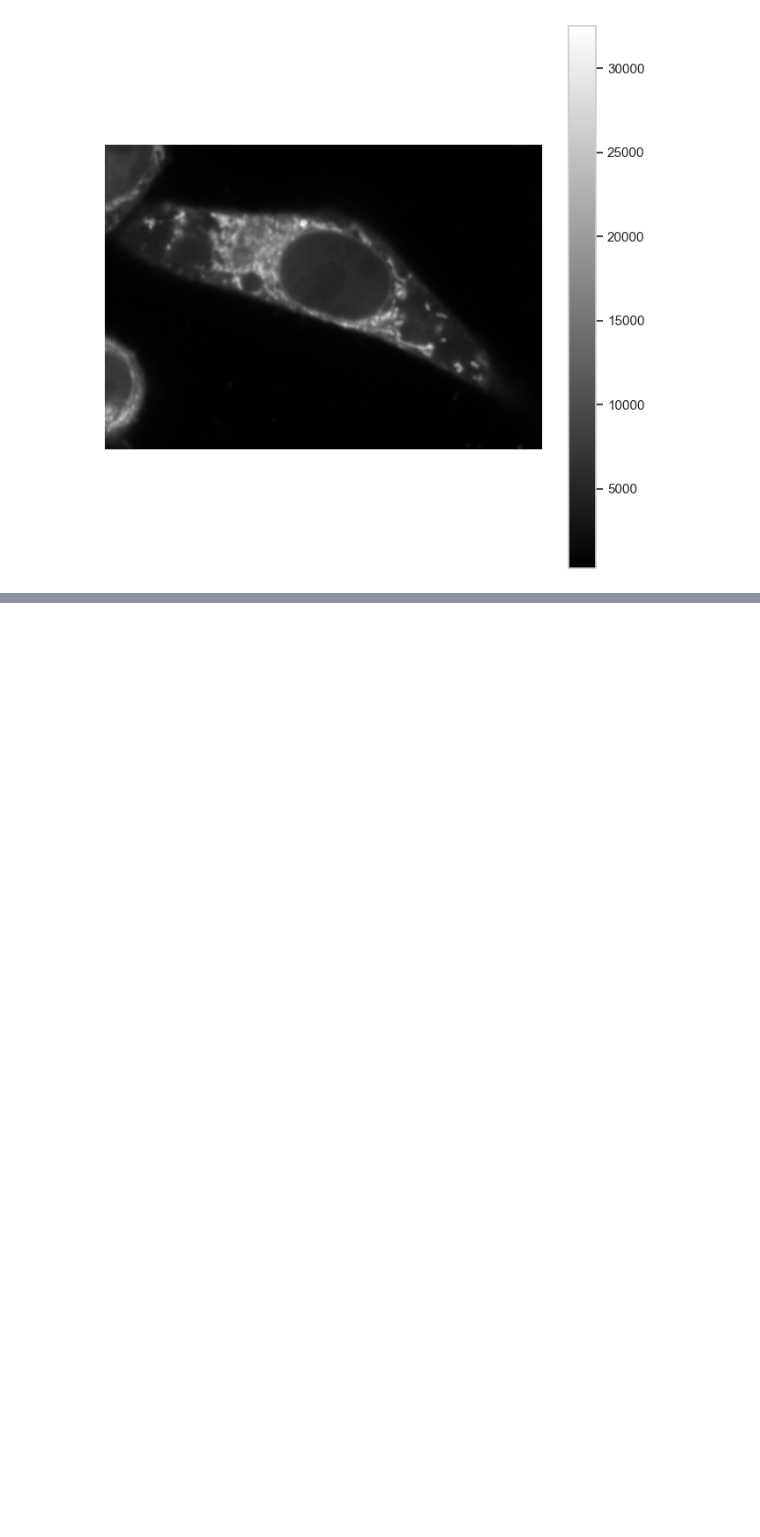
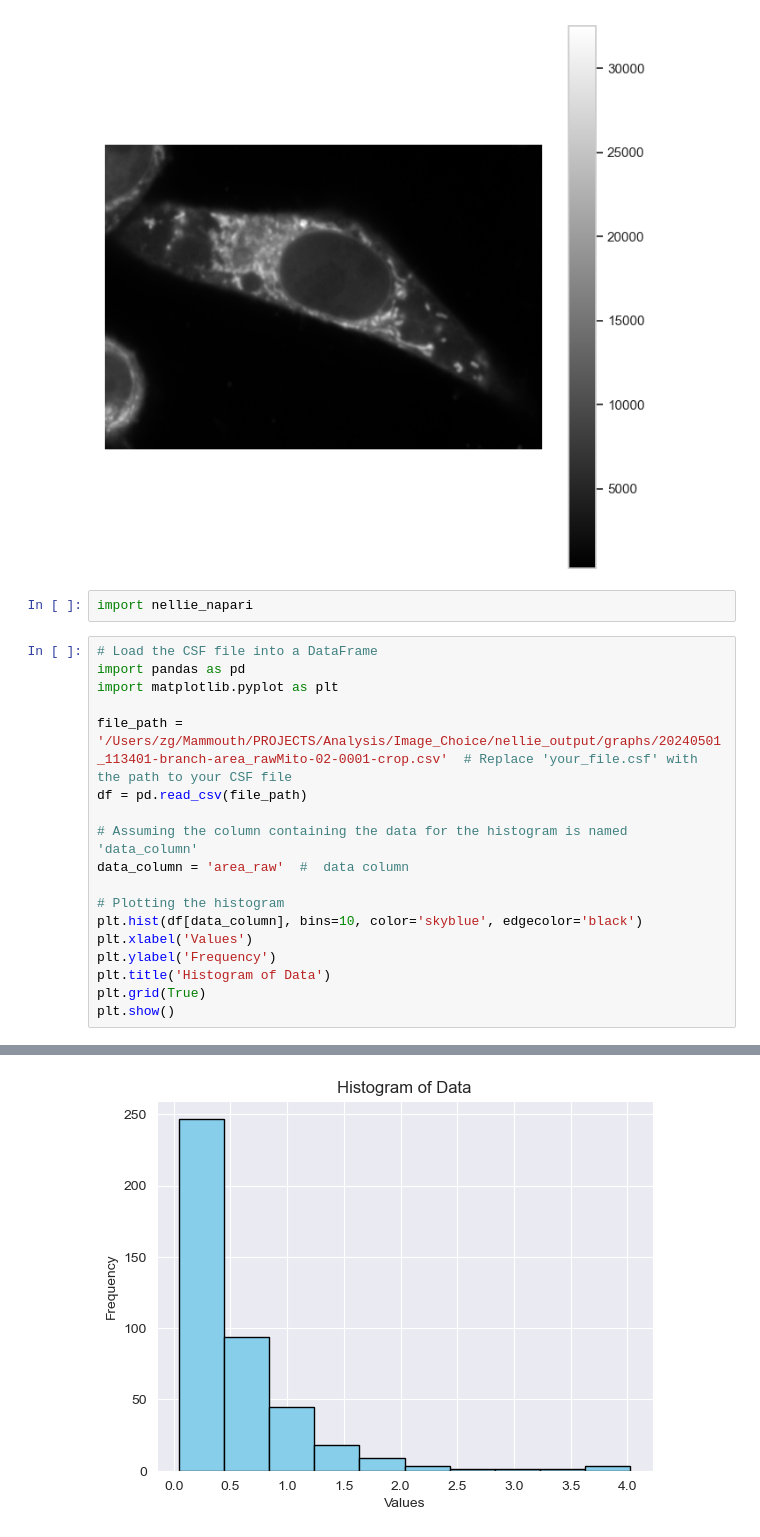
Before and after one commit to ZG-t1/Program-Lab, a Jupyter notebook: Segmentation/Segmentation_Mitochondria_Nellie-Napari.ipynb, the cells around one changed output, grey strips where cells are left out. Drawn from its saved outputs; the diff is of its cells as text; blank space fills up the shorter version.

```diff
--- a/Segmentation/Segmentation_Mitochondria_Nellie-Napari.ipynb
+++ b/Segmentation/Segmentation_Mitochondria_Nellie-Napari.ipynb
@@ -107,3 +87,24 @@ plt.show()
 # %% [output]
 2024-04-28 | 21:11:13.800 :: DEBUG:matplotlib.colorbar:[colorbar.py:859] :: locator: <matplotlib.ticker.AutoLocator object at 0x...>
 [figure]
+# %%
+import nellie_napari
+# %%
+# Load the CSF file into a DataFrame
+import pandas as pd
+import matplotlib.pyplot as plt
+
+file_path = '/Users/zg/Mammouth/PROJECTS/Analysis/Image_Choice/nellie_output/graphs/20240501_113401-branch-area_rawMito-02-0001-crop.csv'  # Replace 'your_file.csf' with the path to your CSF file
+df = pd.read_csv(file_path)
+
+# Assuming the column containing the data for the histogram is named 'data_column'
+data_column = 'area_raw'  #  data column
+
+# Plotting the histogram
+plt.hist(df[data_column], bins=10, color='skyblue', edgecolor='black')
+plt.xlabel('Values')
+plt.ylabel('Frequency')
+plt.title('Histogram of Data')
+plt.grid(True)
+plt.show()
+# %% [output]
@@ -109,0 +113 @@ plt.show()
+[figure, added]
```
Also changed, not shown: parts of 3 cells of this notebook, 2 other files.
